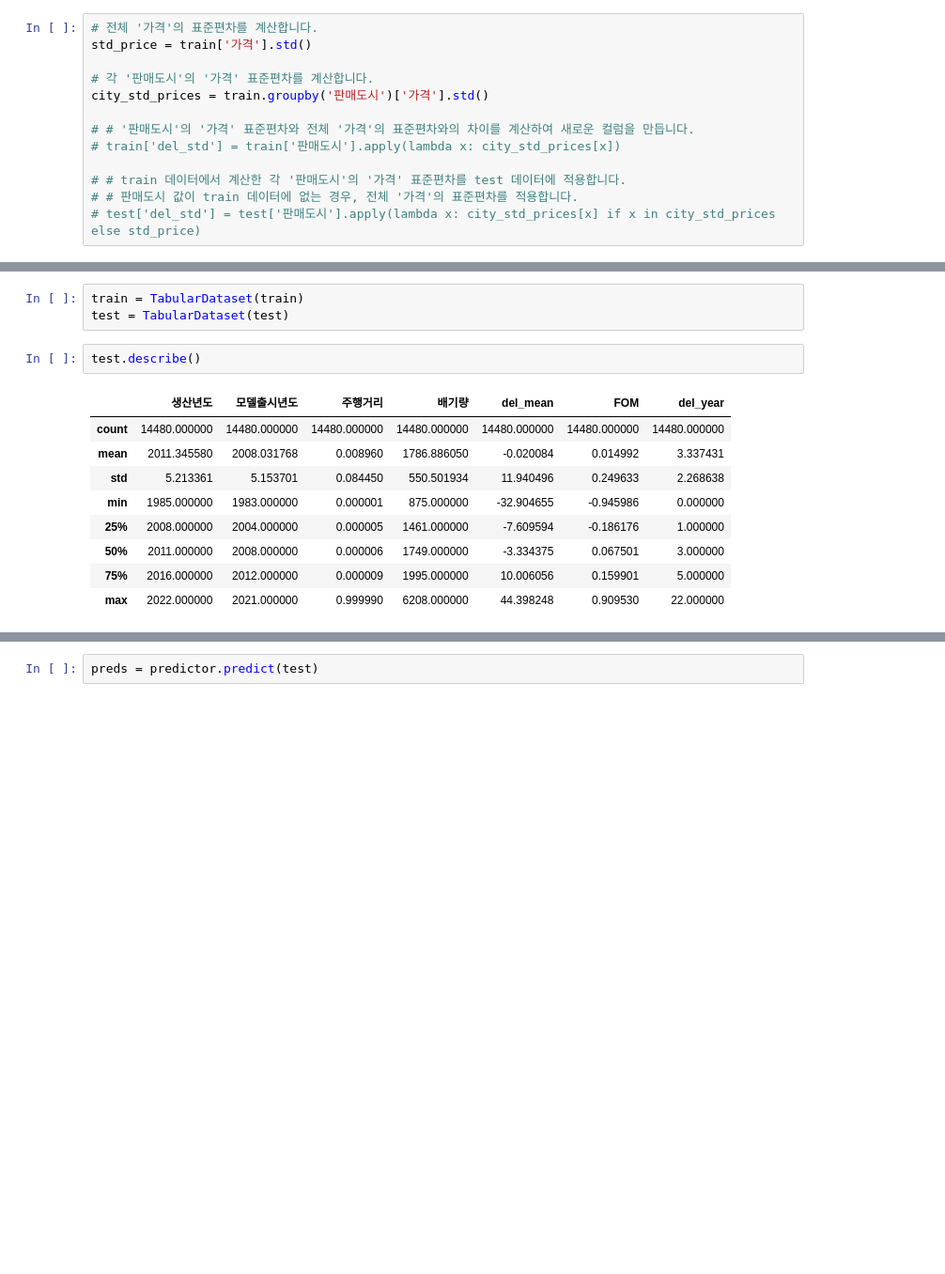
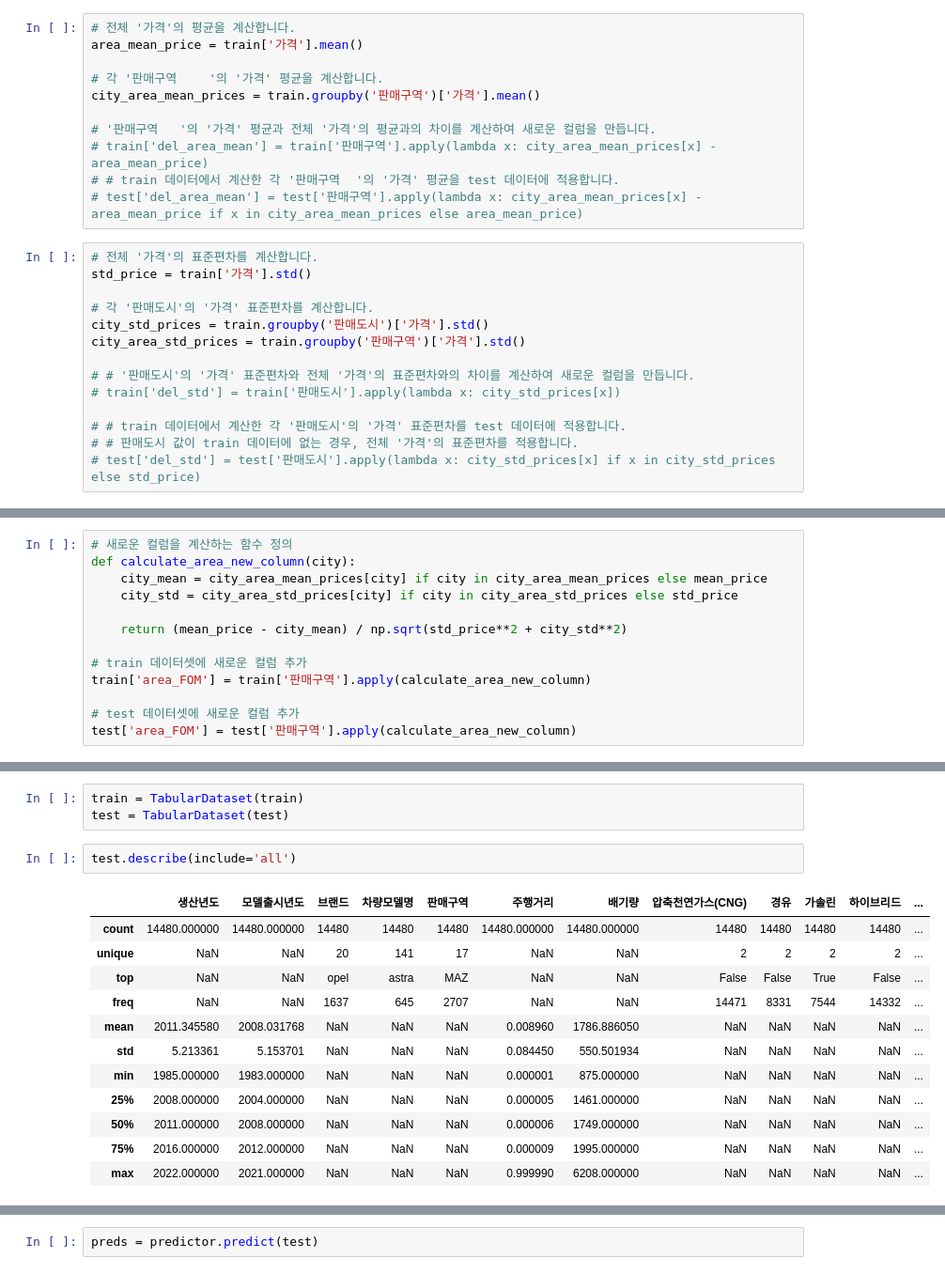
Before and after one commit to cozy-hn/Dacon-Basic-car-price-regression, a Jupyter notebook: 데이콘_Basic_자동차_가격_예측_AI_경진대회_10.ipynb, the cells around one changed output, grey strips where cells are left out. Shown at 94% size. Saved outputs shown, nothing was run; the diff lists cells and outputs as text; blank space fills up the shorter version.

```diff
--- a/데이콘_Basic_자동차_가격_예측_AI_경진대회_10.ipynb
+++ b/데이콘_Basic_자동차_가격_예측_AI_경진대회_10.ipynb
@@ -216,12 +216,24 @@ city_mean_prices = train.groupby('판매도시')['가격'].mean()
 train['del_mean'] = train['판매도시'].apply(lambda x: city_mean_prices[x] - mean_price)
 # train 데이터에서 계산한 각 '판매도시'의 '가격' 평균을 test 데이터에 적용합니다.
 test['del_mean'] = test['판매도시'].apply(lambda x: city_mean_prices[x] - mean_price if x in city_mean_prices else mean_price)
+# %%
+# 전체 '가격'의 평균을 계산합니다.
+area_mean_price = train['가격'].mean()
+
+# 각 '판매구역	'의 '가격' 평균을 계산합니다.
+city_area_mean_prices = train.groupby('판매구역')['가격'].mean()
+
+# '판매구역	'의 '가격' 평균과 전체 '가격'의 평균과의 차이를 계산하여 새로운 컬럼을 만듭니다.
+# train['del_area_mean'] = train['판매구역'].apply(lambda x: city_area_mean_prices[x] - area_mean_price)
+# # train 데이터에서 계산한 각 '판매구역	'의 '가격' 평균을 test 데이터에 적용합니다.
+# test['del_area_mean'] = test['판매구역'].apply(lambda x: city_area_mean_prices[x] - area_mean_price if x in city_area_mean_prices else area_mean_price)
 # %%
 # 전체 '가격'의 표준편차를 계산합니다.
 std_price = train['가격'].std()
 
 # 각 '판매도시'의 '가격' 표준편차를 계산합니다.
 city_std_prices = train.groupby('판매도시')['가격'].std()
+city_area_std_prices = train.groupby('판매구역')['가격'].std()
 
 # # '판매도시'의 '가격' 표준편차와 전체 '가격'의 표준편차와의 차이를 계산하여 새로운 컬럼을 만듭니다.
 # train['del_std'] = train['판매도시'].apply(lambda x: city_std_prices[x])
@@ -242,6 +254,19 @@ train['FOM'] = train['판매도시'].apply(calculate_new_column)
 
 # test 데이터셋에 새로운 컬럼 추가
 test['FOM'] = test['판매도시'].apply(calculate_new_column)
+# %%
+# 새로운 컬럼을 계산하는 함수 정의
+def calculate_area_new_column(city):
+    city_mean = city_area_mean_prices[city] if city in city_area_mean_prices else mean_price
+    city_std = city_area_std_prices[city] if city in city_area_std_prices else std_price
+
+    return (mean_price - city_mean) / np.sqrt(std_price**2 + city_std**2)
+
+# train 데이터셋에 새로운 컬럼 추가
+train['area_FOM'] = train['판매구역'].apply(calculate_area_new_column)
+
+# test 데이터셋에 새로운 컬럼 추가
+test['area_FOM'] = test['판매구역'].apply(calculate_area_new_column)
 # %%
 train['주행거리']=1/(train['주행거리']+0.00001)
 test['주행거리']=1/((test['주행거리'])+0.00001)
@@ -268,17 +295,20 @@ test=test.drop("판매도시",axis=1)
 train = TabularDataset(train)
 test = TabularDataset(test)
 # %%
-test.describe()
+test.describe(include='all')
 # %% [output]
-|  | 생산년도 | 모델출시년도 | 주행거리 | 배기량 | del_mean | FOM | del_year |
-| count | 14480.000000 | 14480.000000 | 14480.000000 | 14480.000000 | 14480.000000 | 14480.000000 | 14480.000000 |
-| mean | 2011.345580 | 2008.031768 | 0.008960 | 1786.886050 | -0.020084 | 0.014992 | 3.337431 |
-| std | 5.213361 | 5.153701 | 0.084450 | 550.501934 | 11.940496 | 0.249633 | 2.268638 |
-| min | 1985.000000 | 1983.000000 | 0.000001 | 875.000000 | -32.904655 | -0.945986 | 0.000000 |
-| 25% | 2008.000000 | 2004.000000 | 0.000005 | 1461.000000 | -7.609594 | -0.186176 | 1.000000 |
-| 50% | 2011.000000 | 2008.000000 | 0.000006 | 1749.000000 | -3.334375 | 0.067501 | 3.000000 |
-| 75% | 2016.000000 | 2012.000000 | 0.000009 | 1995.000000 | 10.006056 | 0.159901 | 5.000000 |
-| max | 2022.000000 | 2021.000000 | 0.999990 | 6208.000000 | 44.398248 | 0.909530 | 22.000000 |
+|  | 생산년도 | 모델출시년도 | 브랜드 | 차량모델명 | 판매구역 | 주행거리 | 배기량 | 압축천연가스(CNG) | 경유 | 가솔린 | 하이브리드 | ... |
+| count | 14480.000000 | 14480.000000 | 14480 | 14480 | 14480 | 14480.000000 | 14480.000000 | 14480 | 14480 | 14480 | 14480 | ... |
+| unique | NaN | NaN | 20 | 141 | 17 | NaN | NaN | 2 | 2 | 2 | 2 | ... |
+| top | NaN | NaN | opel | astra | MAZ | NaN | NaN | False | False | True | False | ... |
+| freq | NaN | NaN | 1637 | 645 | 2707 | NaN | NaN | 14471 | 8331 | 7544 | 14332 | ... |
+| mean | 2011.345580 | 2008.031768 | NaN | NaN | NaN | 0.008960 | 1786.886050 | NaN | NaN | NaN | NaN | ... |
+| std | 5.213361 | 5.153701 | NaN | NaN | NaN | 0.084450 | 550.501934 | NaN | NaN | NaN | NaN | ... |
+| min | 1985.000000 | 1983.000000 | NaN | NaN | NaN | 0.000001 | 875.000000 | NaN | NaN | NaN | NaN | ... |
+| 25% | 2008.000000 | 2004.000000 | NaN | NaN | NaN | 0.000005 | 1461.000000 | NaN | NaN | NaN | NaN | ... |
+| 50% | 2011.000000 | 2008.000000 | NaN | NaN | NaN | 0.000006 | 1749.000000 | NaN | NaN | NaN | NaN | ... |
+| 75% | 2016.000000 | 2012.000000 | NaN | NaN | NaN | 0.000009 | 1995.000000 | NaN | NaN | NaN | NaN | ... |
+| max | 2022.000000 | 2021.000000 | NaN | NaN | NaN | 0.999990 | 6208.000000 | NaN | NaN | NaN | NaN | ... |
 # %%
 # predictor = TabularPredictor(label='가격', problem_type='regression',
 #                              eval_metric='mean_absolute_error',sample_weight='balance_weight').fit(train,presets="best_quality",
```
Also changed, not shown: parts of 4 cells of this notebook.
